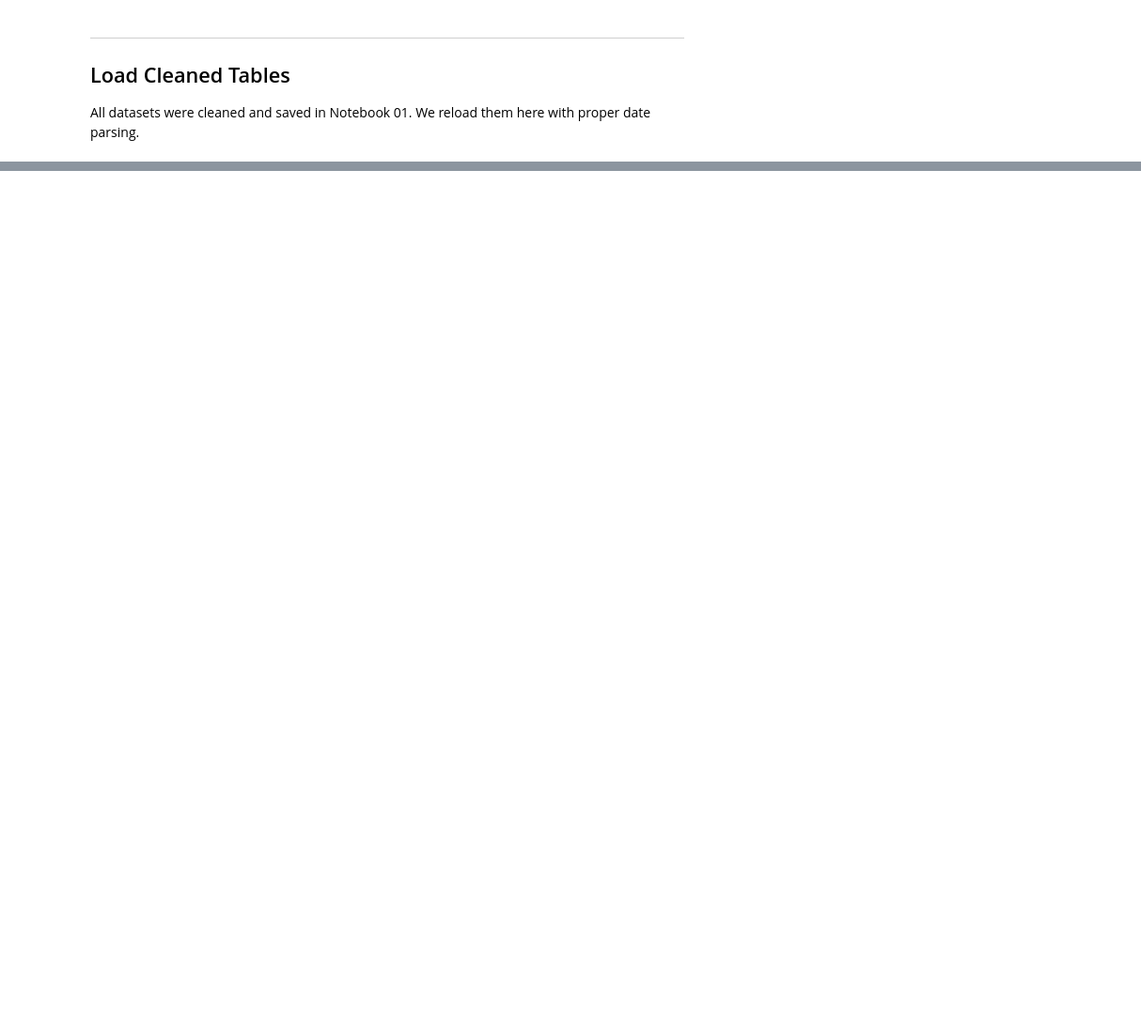
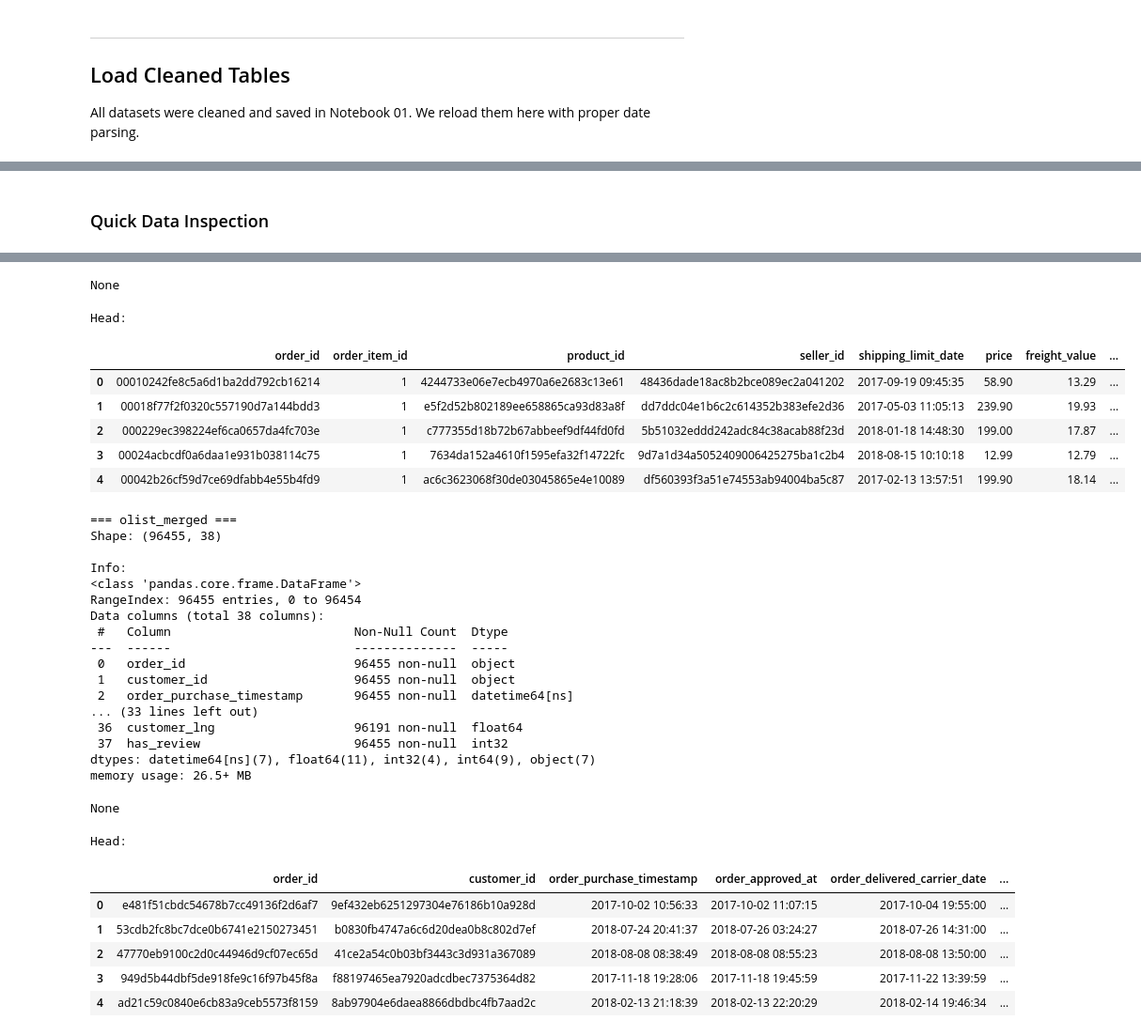
Before and after one commit to Ameed2/capstone-project3, a Jupyter notebook: notebooks/02_merge_dataset.ipynb, the cells around one changed output, grey strips where cells are left out. Shown at 94% size. Saved outputs shown, nothing was run; the diff lists cells and outputs as text; code cells hidden in the pictures; blank space fills up the shorter version.

Commit message:
feat: merge datasets and engineer order-level features

```diff
--- a/notebooks/02_merge_dataset.ipynb
+++ b/notebooks/02_merge_dataset.ipynb
@@ -398,0 +483,17 @@ Each row represents one delivered order with aggregated features from all source
+# %%
+# ── Missing value audit ───────────────────────────────────────────────────────
+print('Missing values (non-zero only):')
+missing = df.isnull().sum()
+missing_nz = missing[missing > 0].sort_values(ascending=False)
+print(missing_nz.to_string())
+
+print()
+print('Expected missing values and reasons:')
+expected = {
+    'review_score'              : 'Not all customers submit a review (0.7%) — captured by has_review',
+    'customer_lat/lng'          : 'Zip code not found in geolocation table (0.27%)',
+    'max/min_shipping_limit_date': 'Orders with no item records (edge case)',
+    'n_items, total_price ...'  : 'Same — orders with no item records',
+}
+for col, reason in expected.items():
+    print(f'  {col:<35}: {reason}')
@@ -398,0 +601,14 @@ Each row represents one delivered order with aggregated features from all source
+# %%
+# ── Drop zero-variance columns ────────────────────────────────────────────────
+# is_delivered : always 1 (scope filter in NB01 kept only delivered orders)
+# order_status : always 'delivered' (same reason)
+# Confirmed before drop:
+print('Pre-drop verification:')
+print(f'  is_delivered unique values : {df["is_delivered"].unique()}  — always 1')
+print(f'  order_status unique values : {df["order_status"].unique()}  — always delivered')
+
+cols_to_drop = ['is_delivered', 'order_status']
+df = df.drop(columns=cols_to_drop)
+
+print(f'\nDropped: {cols_to_drop}')
+print(f'Shape after drop: {df.shape}')
@@ -398,0 +641,15 @@ Each row represents one delivered order with aggregated features from all source
+# %% [markdown]
+### Quick Data Inspection
+# %%
+def quick_inspect(name, dataframe):
+    print(f'\n=== {name} ===')
+    print(f'Shape: {dataframe.shape}')
+    print('\nInfo:')
+    display(dataframe.info())
+    print('\nHead:')
+    display(dataframe.head())
+
+# Apply
+quick_inspect('items_enriched', items_enriched)
+quick_inspect('olist_merged', df)
+# %% [output]
@@ -398,0 +673,33 @@ Each row represents one delivered order with aggregated features from all source
+None
+Head:
+|  | order_id | order_item_id | product_id | seller_id | shipping_limit_date | price | freight_value | ... |
+| 0 | 00010242fe8c5a6d1ba2dd792cb16214 | 1 | 4244733e06e7ecb4970a6e2683c13e61 | 48436dade18ac8b2bce089ec2a041202 | 2017-09-19 09:45:35 | 58.90 | 13.29 | ... |
+| 1 | 00018f77f2f0320c557190d7a144bdd3 | 1 | e5f2d52b802189ee658865ca93d83a8f | dd7ddc04e1b6c2c614352b383efe2d36 | 2017-05-03 11:05:13 | 239.90 | 19.93 | ... |
+| 2 | 000229ec398224ef6ca0657da4fc703e | 1 | c777355d18b72b67abbeef9df44fd0fd | 5b51032eddd242adc84c38acab88f23d | 2018-01-18 14:48:30 | 199.00 | 17.87 | ... |
+| 3 | 00024acbcdf0a6daa1e931b038114c75 | 1 | 7634da152a4610f1595efa32f14722fc | 9d7a1d34a5052409006425275ba1c2b4 | 2018-08-15 10:10:18 | 12.99 | 12.79 | ... |
+| 4 | 00042b26cf59d7ce69dfabb4e55b4fd9 | 1 | ac6c3623068f30de03045865e4e10089 | df560393f3a51e74553ab94004ba5c87 | 2017-02-13 13:57:51 | 199.90 | 18.14 | ... |
+=== olist_merged ===
+Shape: (96455, 38)
+
+Info:
+<class 'pandas.core.frame.DataFrame'>
+RangeIndex: 96455 entries, 0 to 96454
+Data columns (total 38 columns):
+ #   Column                         Non-Null Count  Dtype
+---  ------                         --------------  -----
+ 0   order_id                       96455 non-null  object
+ 1   customer_id                    96455 non-null  object
+ 2   order_purchase_timestamp       96455 non-null  datetime64[ns]
+... (33 lines left out)
+ 36  customer_lng                   96191 non-null  float64
+ 37  has_review                     96455 non-null  int32
+dtypes: datetime64[ns](7), float64(11), int32(4), int64(9), object(7)
+memory usage: 26.5+ MB
+None
+Head:
+|  | order_id | customer_id | order_purchase_timestamp | order_approved_at | order_delivered_carrier_date | ... |
+| 0 | e481f51cbdc54678b7cc49136f2d6af7 | 9ef432eb6251297304e76186b10a928d | 2017-10-02 10:56:33 | 2017-10-02 11:07:15 | 2017-10-04 19:55:00 | ... |
+| 1 | 53cdb2fc8bc7dce0b6741e2150273451 | b0830fb4747a6c6d20dea0b8c802d7ef | 2018-07-24 20:41:37 | 2018-07-26 03:24:27 | 2018-07-26 14:31:00 | ... |
+| 2 | 47770eb9100c2d0c44946d9cf07ec65d | 41ce2a54c0b03bf3443c3d931a367089 | 2018-08-08 08:38:49 | 2018-08-08 08:55:23 | 2018-08-08 13:50:00 | ... |
+| 3 | 949d5b44dbf5de918fe9c16f97b45f8a | f88197465ea7920adcdbec7375364d82 | 2017-11-18 19:28:06 | 2017-11-18 19:45:59 | 2017-11-22 13:39:59 | ... |
+| 4 | ad21c59c0840e6cb83a9ceb5573f8159 | 8ab97904e6daea8866dbdbc4fb7aad2c | 2018-02-13 21:18:39 | 2018-02-13 22:20:29 | 2018-02-14 19:46:34 | ... |
```
Also changed, not shown: parts of 60 cells of this notebook.
